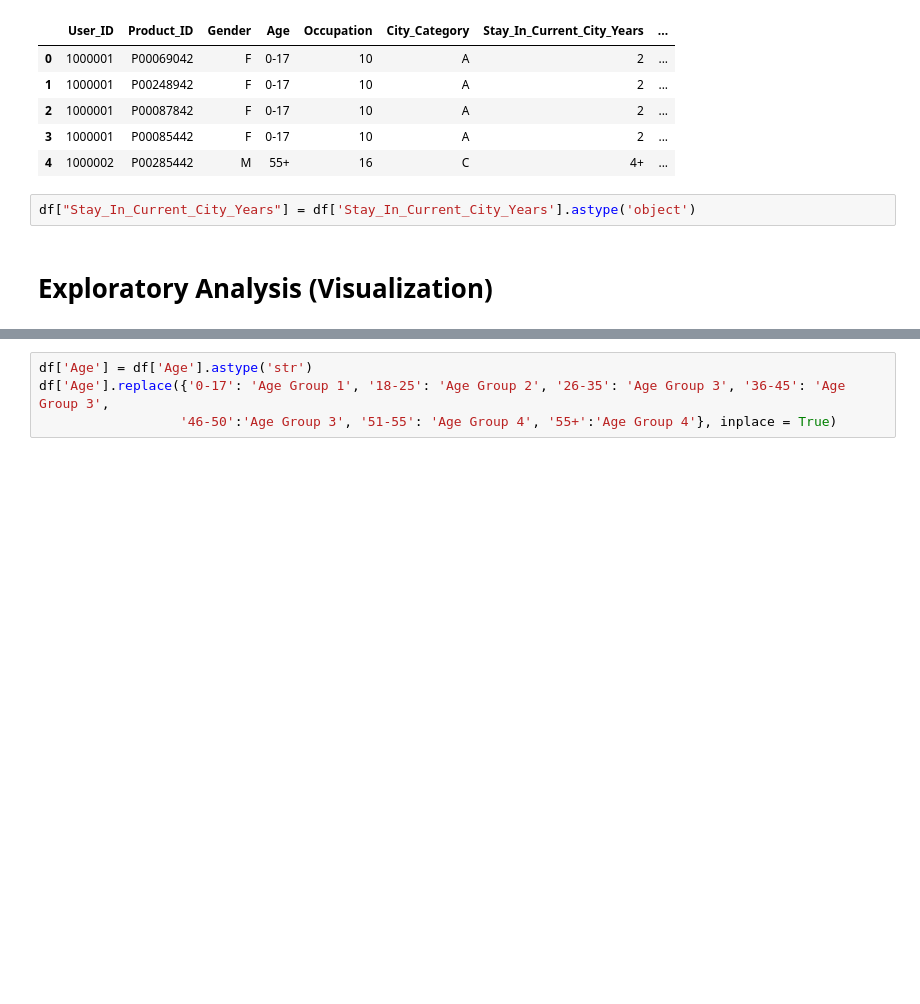
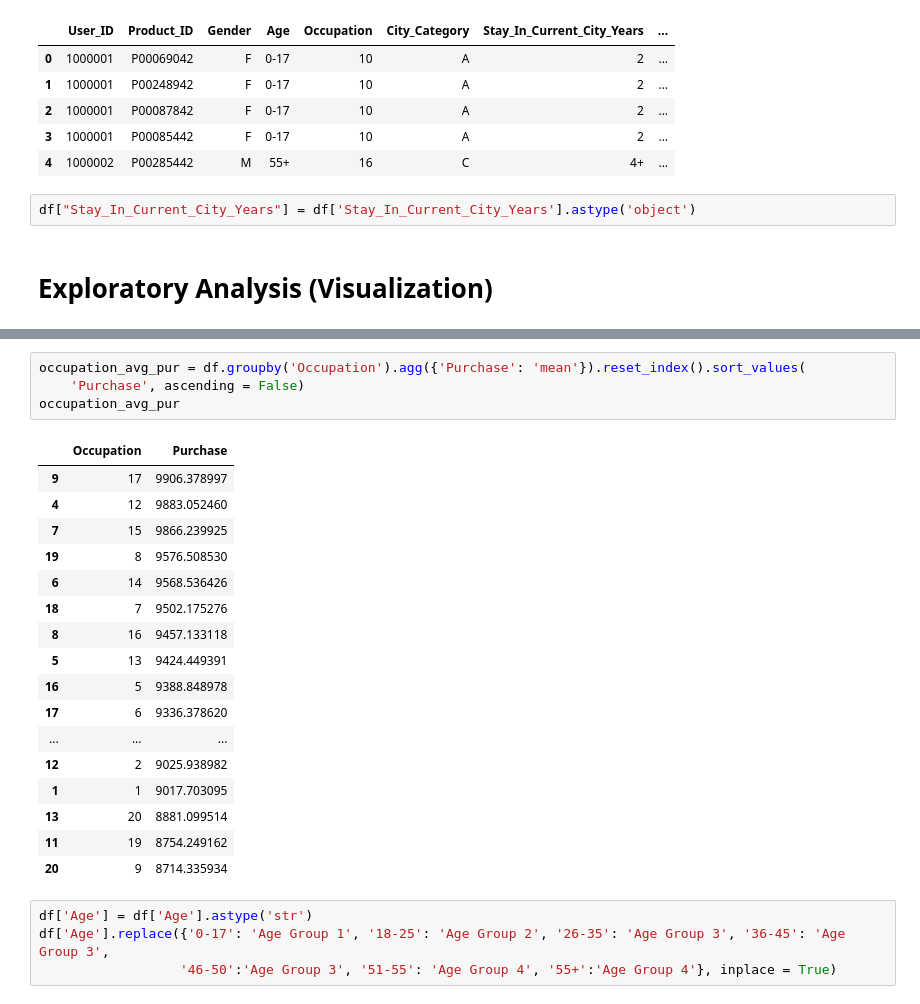
Before and after one commit to DishantBhatt/BlackFridaySales, a Jupyter notebook: BlackFridayAnalysis.ipynb, the cells around one changed output, grey strips where cells are left out. Drawn from its saved outputs; the diff is of its cells as text; blank space fills up the shorter version.

```diff
--- a/BlackFridayAnalysis.ipynb
+++ b/BlackFridayAnalysis.ipynb
@@ -48,3 +49,25 @@ sns.barplot(x = 'Occupation', y = 'Purchase', data= df_by_occupation, orient = '
+# %%
+occupation_avg_pur = df.groupby('Occupation').agg({'Purchase': 'mean'}).reset_index().sort_values(
+    'Purchase', ascending = False)
+occupation_avg_pur
+# %% [output]
+|  | Occupation | Purchase |
+| 9 | 17 | 9906.378997 |
+| 4 | 12 | 9883.052460 |
+| 7 | 15 | 9866.239925 |
+| 19 | 8 | 9576.508530 |
+| 6 | 14 | 9568.536426 |
+| 18 | 7 | 9502.175276 |
+| 8 | 16 | 9457.133118 |
+| 5 | 13 | 9424.449391 |
+| 16 | 5 | 9388.848978 |
+| 17 | 6 | 9336.378620 |
+| ... | ... | ... |
+| 12 | 2 | 9025.938982 |
+| 1 | 1 | 9017.703095 |
+| 13 | 20 | 8881.099514 |
+| 11 | 19 | 8754.249162 |
+| 20 | 9 | 8714.335934 |
 # %%
 df['Age'] = df['Age'].astype('str')
 df['Age'].replace({'0-17': 'Age Group 1', '18-25': 'Age Group 2', '26-35': 'Age Group 3', '36-45': 'Age Group 3',
```
Also changed, not shown: parts of 8 cells of this notebook.
